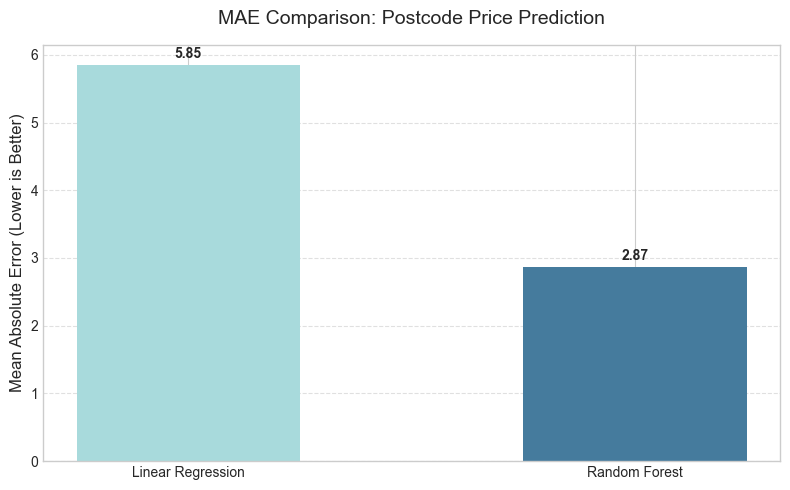
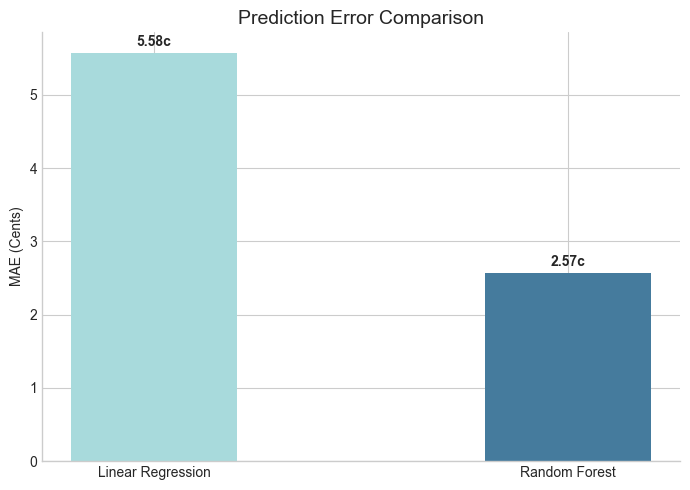
Code edit (unified diff) that turned the first committed figure into the second:
--- before
+++ after
@@ -17,21 +17,20 @@
 lr_mae = mean_absolute_error(y_test, lr_predictions)
 
-plt.figure(figsize=(8, 5))
-results = {
-    'Linear Regression': lr_mae,
-    'Random Forest': rf_mae
-}
+plt.figure(figsize=(7, 5))
+results = {'Linear Regression': lr_mae, 'Random Forest': rf_mae}
 colors = ['#A8DADC', '#457B9D']
-bars = plt.bar(results.keys(), results.values(), color=colors, width=0.5)
 
-# Style & Labels
-plt.title('MAE Comparison: Postcode Price Prediction', fontsize=14, pad=15)
-plt.ylabel('Mean Absolute Error (Lower is Better)', fontsize=12)
-plt.grid(axis='y', linestyle='--', alpha=0.6)
+bars = plt.bar(results.keys(), results.values(), color=colors, width=0.4)
 
-# Add data labels on top of bars
+# Scientific styling
+plt.title('Prediction Error Comparison', fontsize=14)
+plt.ylabel('MAE (Cents)')
+plt.gca().spines['top'].set_visible(False)
+plt.gca().spines['right'].set_visible(False)
+
+# Add values
 for bar in bars:
     yval = bar.get_height()
-    plt.text(bar.get_x() + bar.get_width()/2, yval + 0.05, f'{yval:.2f}', 
+    plt.text(bar.get_x() + bar.get_width()/2, yval + 0.05, f'{yval:.2f}c', 
              ha='center', va='bottom', fontweight='bold')
 

Commit: remove 7day lags; add more 1day lags